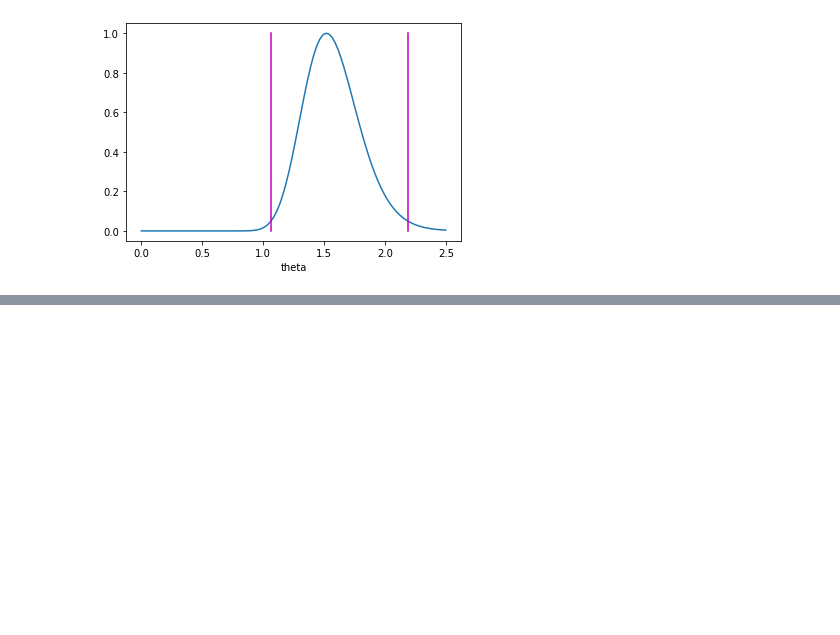
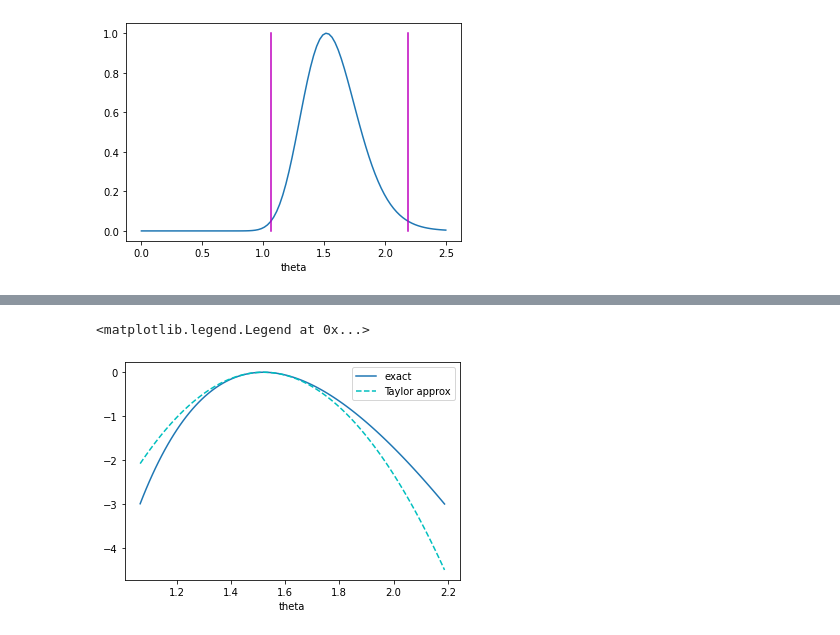
Before and after one commit to pletzer/hurricanes, a Jupyter notebook: atlantic.ipynb, the cells around one changed output, grey strips where cells are left out. Saved outputs shown, nothing was run; the diff lists cells and outputs as text; code cells hidden in the pictures; blank space fills up the shorter version.

```diff
--- a/atlantic.ipynb
+++ b/atlantic.ipynb
@@ -110,0 +141,10 @@ Text(0.5, 0, 'theta')
+# %%
+thetas = np.linspace(1.065, 2.188, 100)
+fig, ax = plt.subplots()
+ax.plot(thetas, ellfunc(thetas) - np.log(maxLs))
+ax.plot(thetas, - 0.5 * x1**3/(x2*(x1+x2)) *(thetas - x2/x1)**2, 'c--')
+ax.set_xlabel('theta')
+ax.legend(['exact', 'Taylor approx'])
+# %% [output]
+<matplotlib.legend.Legend at 0x...>
+[figure, added]
```
Also changed, not shown: parts of 5 cells of this notebook.
